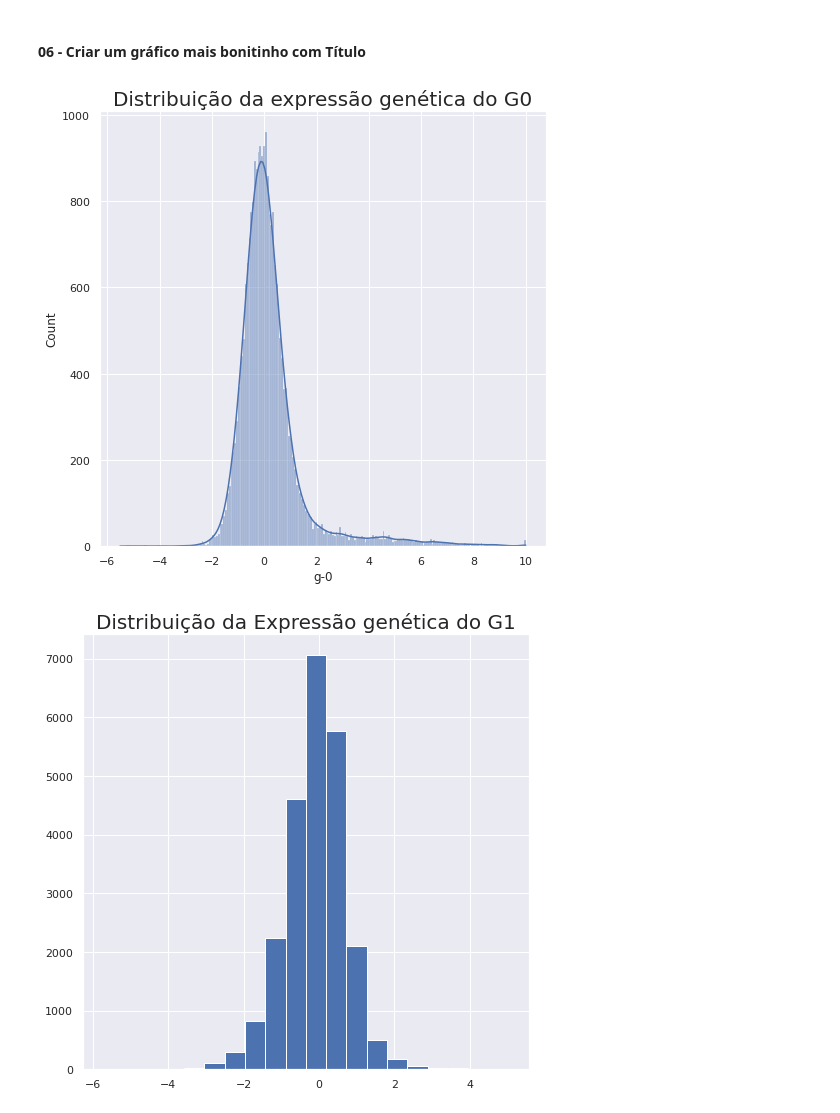
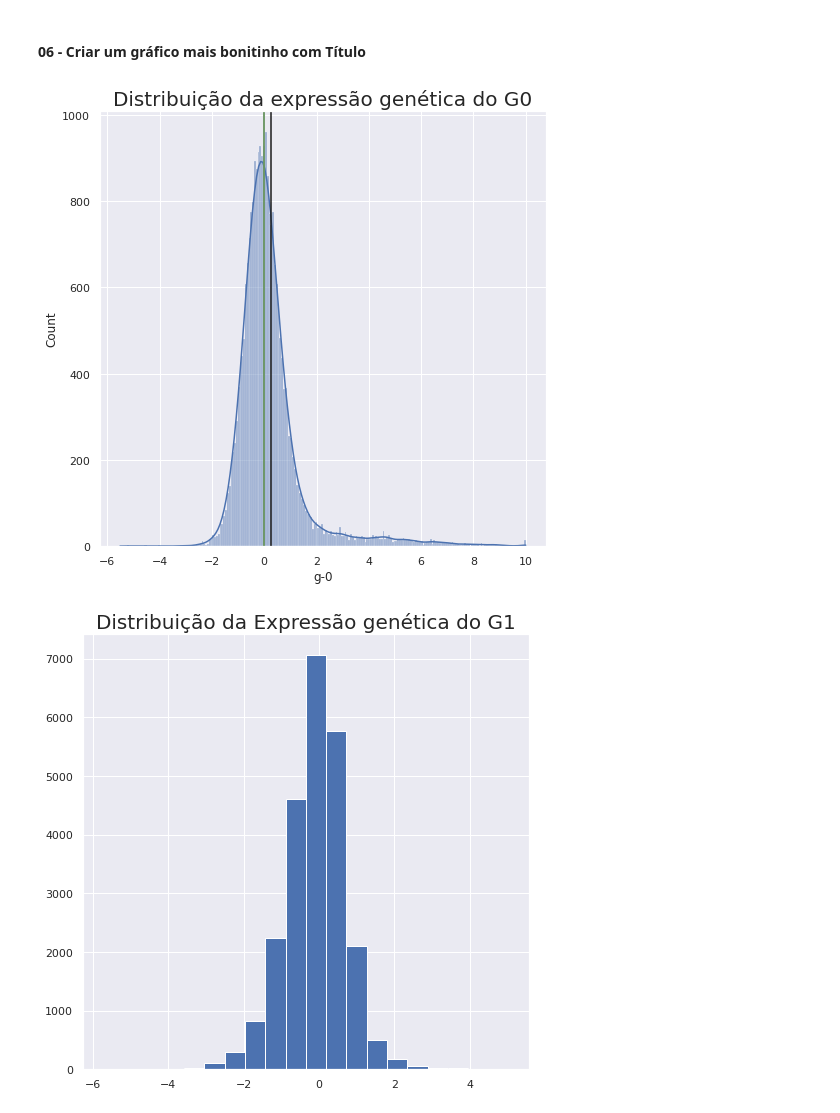
Before and after one commit to ClarisseAlvarenga/Imersao_Alura_3_edicao, a Jupyter notebook: Imersão_Dados_III_Alura_Clarisse.ipynb, the cells around one changed output. Saved outputs shown, nothing was run; the diff lists cells and outputs as text; code cells hidden in the pictures.

```diff
--- a/Imersão_Dados_III_Alura_Clarisse.ipynb
+++ b/Imersão_Dados_III_Alura_Clarisse.ipynb
@@ -231,10 +234,13 @@ dados.query('`g-0` == 0')
 # %%
 sns.set_theme(context='notebook', style='darkgrid', palette='deep', font='sans-serif', font_scale=1, color_codes=True, rc=None)
 plt.figure(figsize=(8,8))
 sns.histplot(data=dados, x='g-0', kde=True)
-plt.title("Distribuição da expressão genética do G0", fontsize=20);
+plt.title("Distribuição da expressão genética do G0", fontsize=20)
+plt.axvline(dados['g-0'].mean(), color='k')
+plt.axvline(dados['g-0'].median(), color='r')
+plt.axvline(dados['g-0'].mode()[0], color='g');
 # %% [output]
-[figure, old version]
+[figure, new version]
 # %%
 plt.figure(figsize=(8,8))
 plt.hist(x='g-1', data=dados, bins=20)
```
Also changed, not shown: parts of 41 cells of this notebook.
